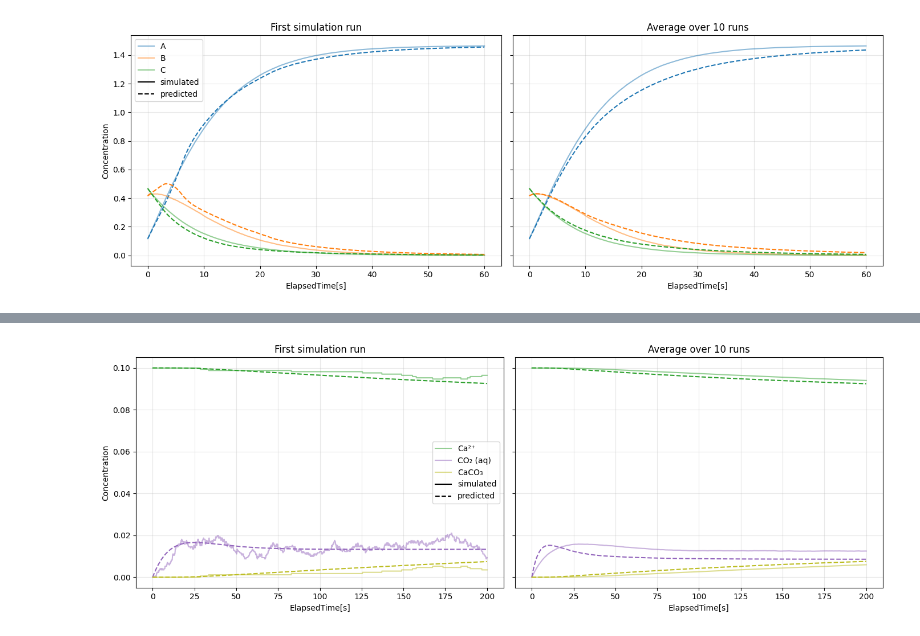
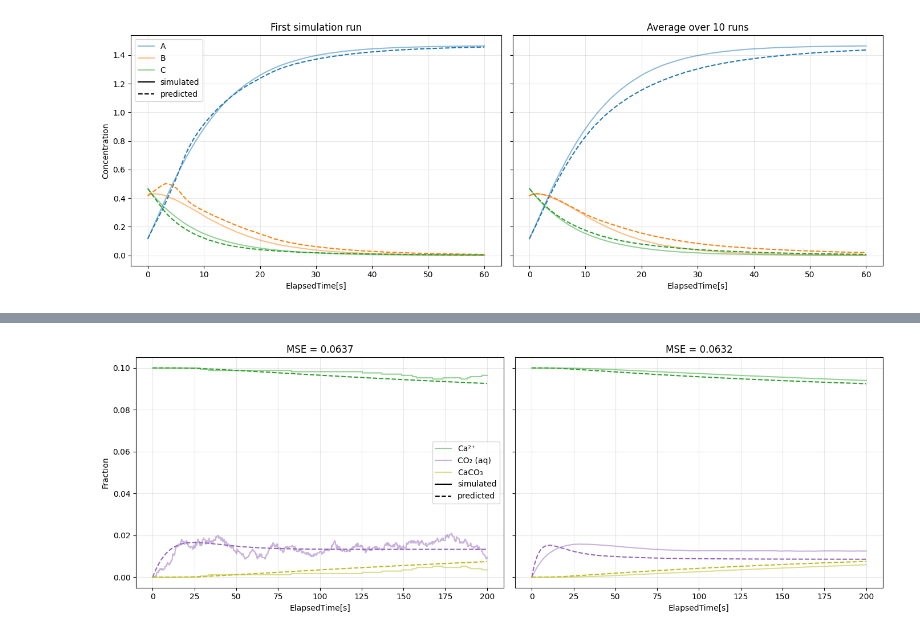
Before and after one commit to yannik131/FL_WDN, a Jupyter notebook: scripts/WDN/stuff.ipynb, the cells around one changed output, grey strips where cells are left out. Cells and saved outputs as stored; diff of their text form; code cells hidden in the pictures.

```diff
--- a/scripts/WDN/stuff.ipynb
+++ b/scripts/WDN/stuff.ipynb
@@ -299,7 +299,7 @@ for ax, df, title, first in zip(
     ["First simulation run", "Average over 10 runs"],
     [True, False]
 ):
-    set_name = "full_set_3" if first else "full_set_4"
+    set_name = "full_set_3" if first else "full_set_4_5_epochs"
     model_path = "../../results/WDN/" + set_name + ".pt"
     model = load_model(set_name)
     trajectory = predict_trajectory(model=model, initial_species_values=initial_fractions, masses=masses, reactions=reactions, steps=int(60/0.05), dt=0.05, device="cpu")
@@ -311,7 +311,12 @@ for ax, df, title, first in zip(
         ax.plot(trajectory[:, 0], df[column], label=column, alpha=0.5, linestyle="-", color=color)
         ax.plot(trajectory[:, 0], trajectory[:, i + 1], linestyle="--", color=color)
 
-    ax.set_title(title)
+    squared_errors = []
+    for column in avg_df.columns[1:]:
+        squared_errors.extend((df[column].to_numpy() - trajectory[:, i+1])**2)
+
+    mse = np.mean(squared_errors)
+    ax.set_title(f"MSE = {mse:.3g}")
     ax.set_xlabel(df.columns[0])
     ax.set_ylabel("Concentration" if first else "")
     ax.grid(True, alpha=0.3)
@@ -323,6 +328,6 @@ handles += [
 ]
 axes[0].legend(handles=handles)
 fig.tight_layout()
-plt.show()
+plt.savefig("../../reports/WDN/figures/simple_prediction.jpg", dpi=300)
 # %% [output]
 Starting prediction
@@ -448,6 +453,7 @@ for ax, df, title, first in zip(
     trajectory = predict_trajectory(model=model, initial_species_values=initial_fractions, masses=masses, reactions=reactions, steps=int(200/0.05), dt=0.05, device="cpu")
     trajectory = np.array(trajectory)
 
+    squared_errors = []
     for column in df.columns[1:]:
         if column not in selection:
             continue
@@ -456,9 +462,13 @@ for ax, df, title, first in zip(
         ax.plot(trajectory[:, 0], df[column], label=column, alpha=0.5, linestyle="-", color=color)
         ax.plot(trajectory[:, 0], trajectory[:, i + 1], linestyle="--", color=color)
 
-    ax.set_title(title)
+    for column in avg_df.columns[1:]:
+        squared_errors.extend((df[column].to_numpy() - trajectory[:, i+1])**2)
+
+    mse = np.mean(squared_errors)
+    ax.set_title(f"MSE = {mse:.3g}")
     ax.set_xlabel(df.columns[0])
-    ax.set_ylabel("Concentration" if first else "")
+    ax.set_ylabel("Fraction" if first else "")
     ax.grid(True, alpha=0.3)
 
 handles, labels = axes[0].get_legend_handles_labels()
@@ -468,6 +478,6 @@ handles += [
 ]
 axes[0].legend(handles=handles)
 fig.tight_layout()
-plt.show()
+plt.savefig("../../reports/WDN/figures/water_prediction.jpg", dpi=300)
 # %% [output]
 Starting prediction
@@ -477 +487 @@ Prediction took 1.92s
-[figure, old version]
+[figure, new version]
```
Also changed, not shown: parts of 2 cells of this notebook, 5 other files.
